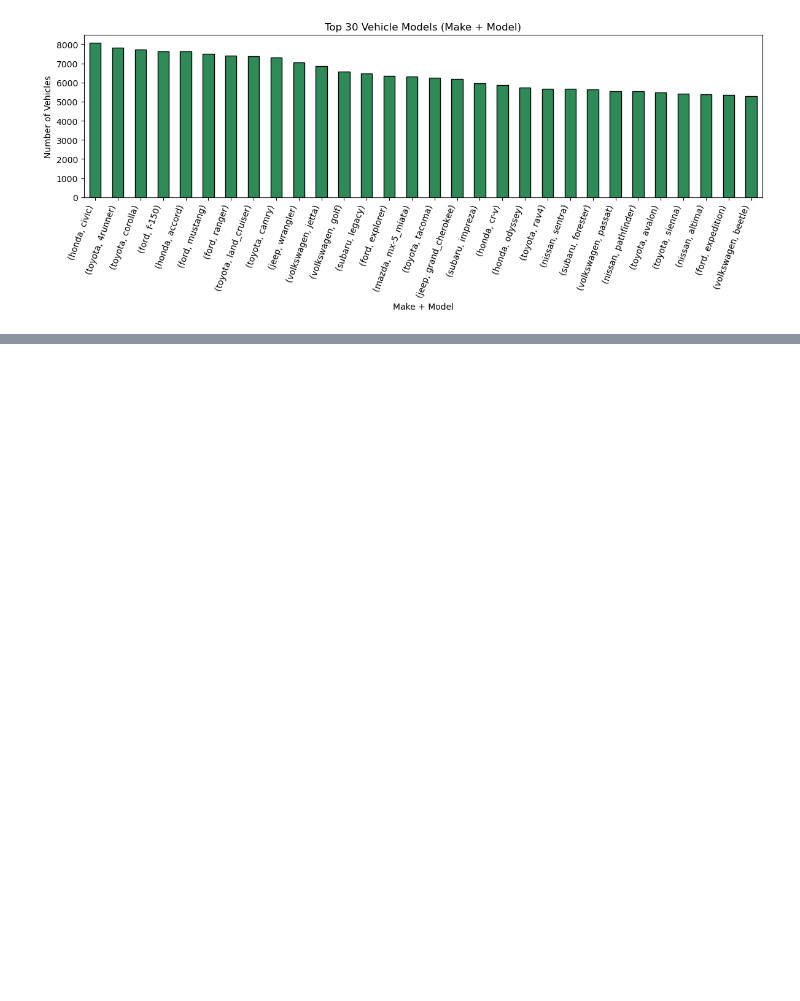
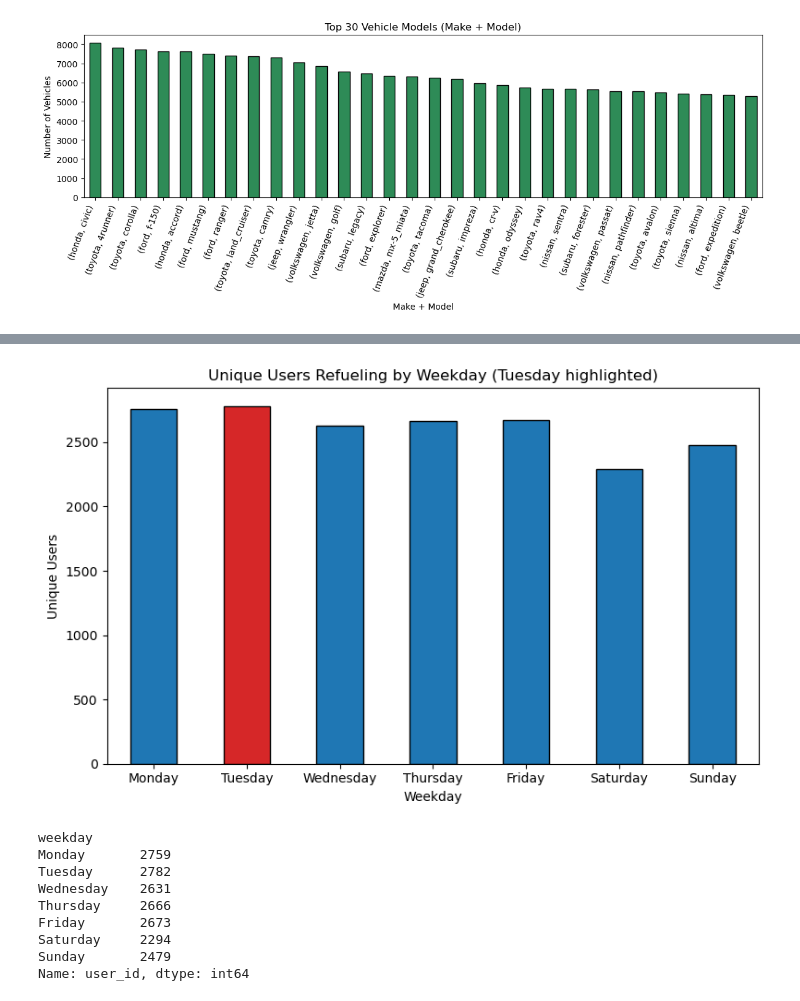
Before and after one commit to WitsPram/IDVE-assignment, a Jupyter notebook: cleaning.ipynb, the cells around one changed output, grey strips where cells are left out. Drawn from its saved outputs; the diff is of its cells as text; code cells hidden in the pictures; blank space fills up the shorter version.

```diff
--- a/cleaning.ipynb
+++ b/cleaning.ipynb
@@ -855,0 +891,38 @@ Length: 2270, dtype: int64
+# %%
+#4.3.3
+df_sa["weekday"] = df_sa["date_fueled_dt"].dt.day_name()
+order = ["Monday","Tuesday","Wednesday","Thursday","Friday","Saturday","Sunday"]
+df_sa["weekday"] = pd.Categorical(df_sa["weekday"], categories=order, ordered=True)
+
+
+counts = (
+    df_sa.dropna(subset=["user_id"])
+         .groupby("weekday")["user_id"]
+         .nunique()
+         .reindex(order)
+)
+
+
+colors = ["tab:blue" if d != "Tuesday" else "tab:red" for d in counts.index]
+
+plt.figure(figsize=(8,5))
+counts.plot(kind="bar", color=colors, edgecolor="black")
+plt.title("Unique Users Refueling by Weekday (Tuesday highlighted)")
+plt.xlabel("Weekday")
+plt.ylabel("Unique Users")
+plt.xticks(rotation=0)
+plt.tight_layout()
+plt.show()
+
+print(counts)
+# %% [output]
+[figure, added]
+weekday
+Monday       2759
+Tuesday      2782
+Wednesday    2631
+Thursday     2666
+Friday       2673
+Saturday     2294
+Sunday       2479
+Name: user_id, dtype: int64
```
Also changed, not shown: parts of 6 cells of this notebook.
